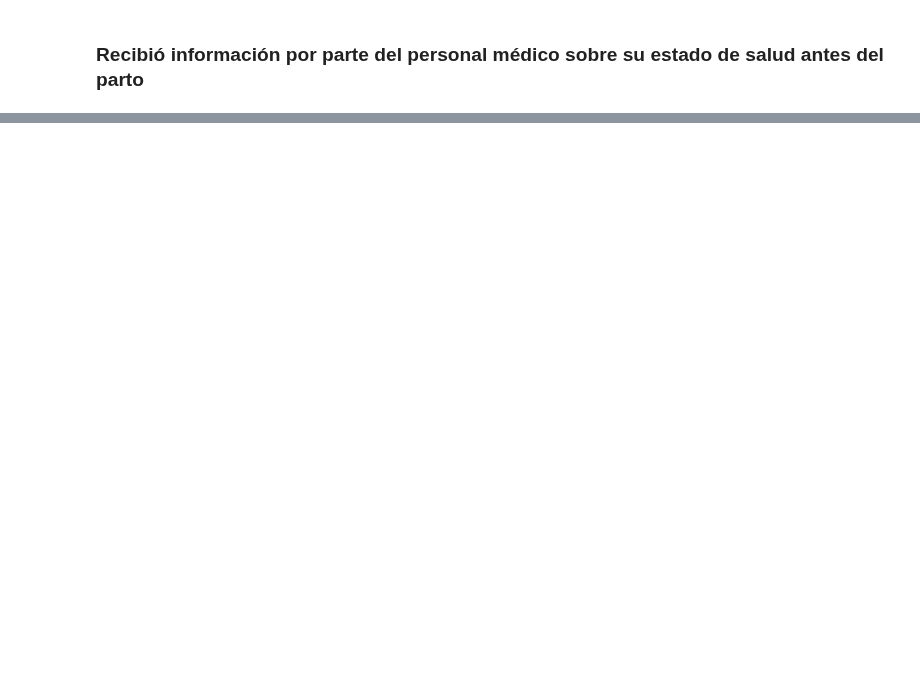
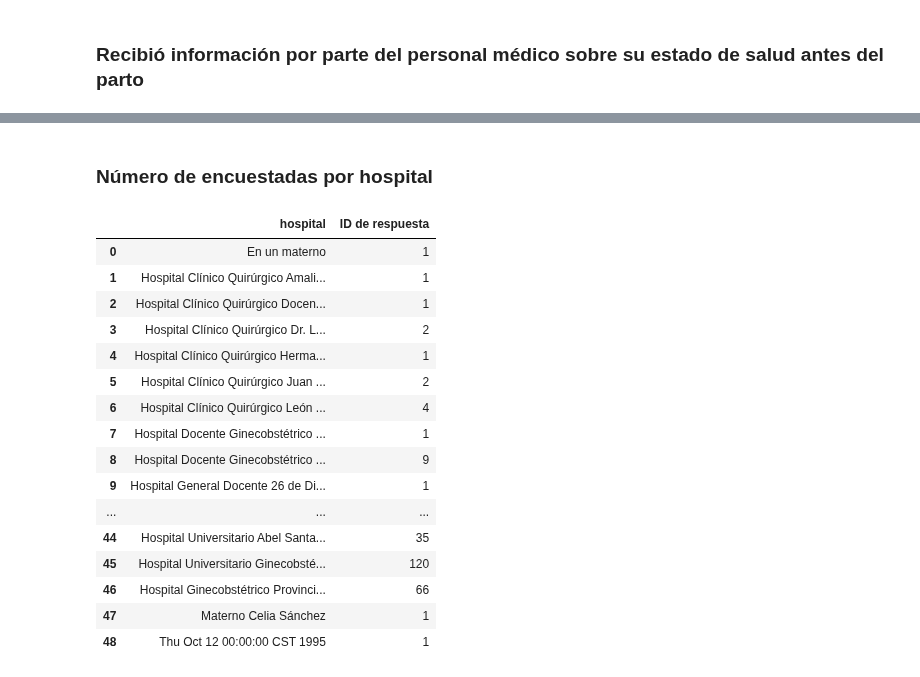
Before and after one commit to DataCritica/violencia-obstetrica-cuba, a Jupyter notebook: notebooks/2.0-visualize.ipynb, the cells around one changed output, grey strips where cells are left out. Saved outputs shown, nothing was run; the diff lists cells and outputs as text; code cells hidden in the pictures; blank space fills up the shorter version.

```diff
--- a/notebooks/2.0-visualize.ipynb
+++ b/notebooks/2.0-visualize.ipynb
@@ -1408,4 +337,0 @@ fig.show()
-# %%
-df = pd.read_excel('../data/processed/encuestadas_provincia.xlsx', index_col=None, sheet_name='base_limpia')
-df['Percentage'] = (df['Count']/df['Count'].sum() * 100)
-df.sample(5)
@@ -1435,0 +338,5 @@ fig.show()
+# %%
+informacion = analyze.create_pivot_tabe(df, values=0, index=38, cols=41)
+informacion = analyze.set_new_index(informacion, col_name='Información')
+informacion = informacion[0]
+informacion
@@ -1435,0 +641,29 @@ fig.show()
+# %% [markdown]
+### Número de encuestadas por hospital
+# %%
+list_cols = df.columns
+
+table = pd.pivot_table(df, values=list_cols[0], index=list_cols[27], aggfunc='count')
+
+table = analyze.set_new_index(table, col_name='hospital')
+
+table = table[0]
+table
+# %% [output]
+|  | hospital | ID de respuesta |
+| 0 | En un materno | 1 |
+| 1 | Hospital Clínico Quirúrgico Amali... | 1 |
+| 2 | Hospital Clínico Quirúrgico Docen... | 1 |
+| 3 | Hospital Clínico Quirúrgico Dr. L... | 2 |
+| 4 | Hospital Clínico Quirúrgico Herma... | 1 |
+| 5 | Hospital Clínico Quirúrgico Juan ... | 2 |
+| 6 | Hospital Clínico Quirúrgico León ... | 4 |
+| 7 | Hospital Docente Ginecobstétrico ... | 1 |
+| 8 | Hospital Docente Ginecobstétrico ... | 9 |
+| 9 | Hospital General Docente 26 de Di... | 1 |
+| ... | ... | ... |
+| 44 | Hospital Universitario Abel Santa... | 35 |
+| 45 | Hospital Universitario Ginecobsté... | 120 |
+| 46 | Hospital Ginecobstétrico Provinci... | 66 |
+| 47 | Materno Celia Sánchez | 1 |
+| 48 | Thu Oct 12 00:00:00 CST 1995 | 1 |
```
Also changed, not shown: parts of 124 cells of this notebook.
